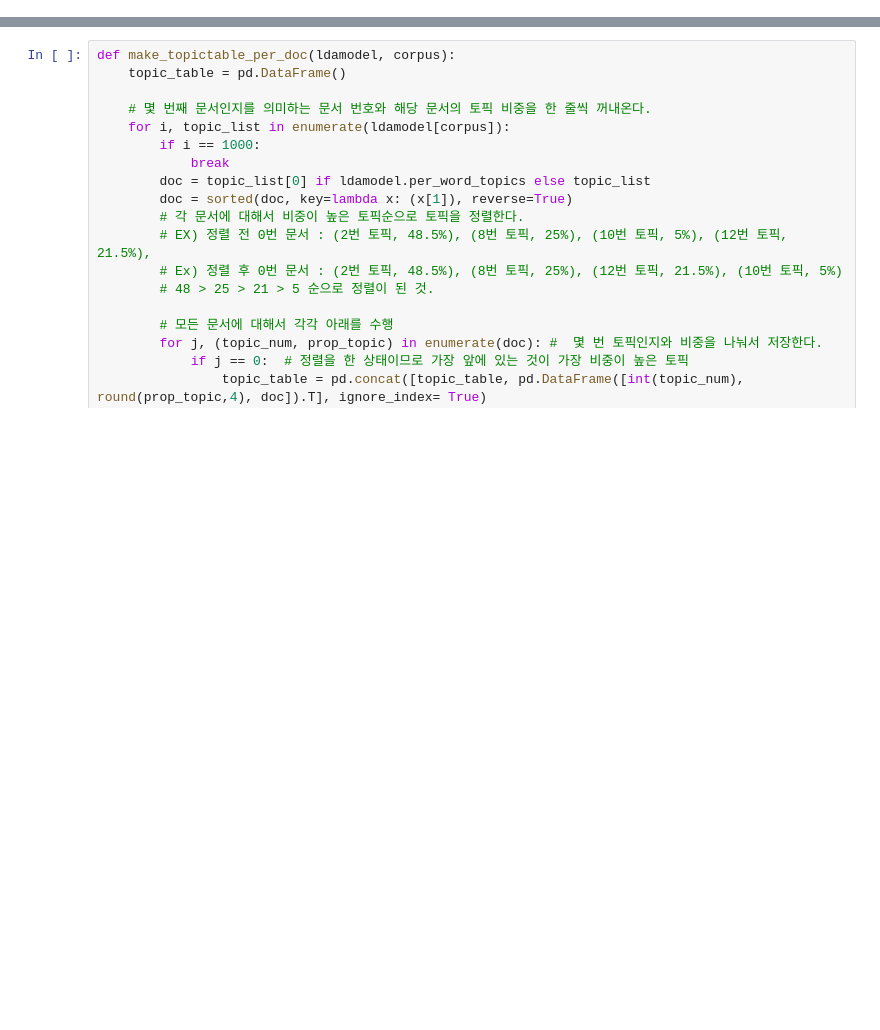
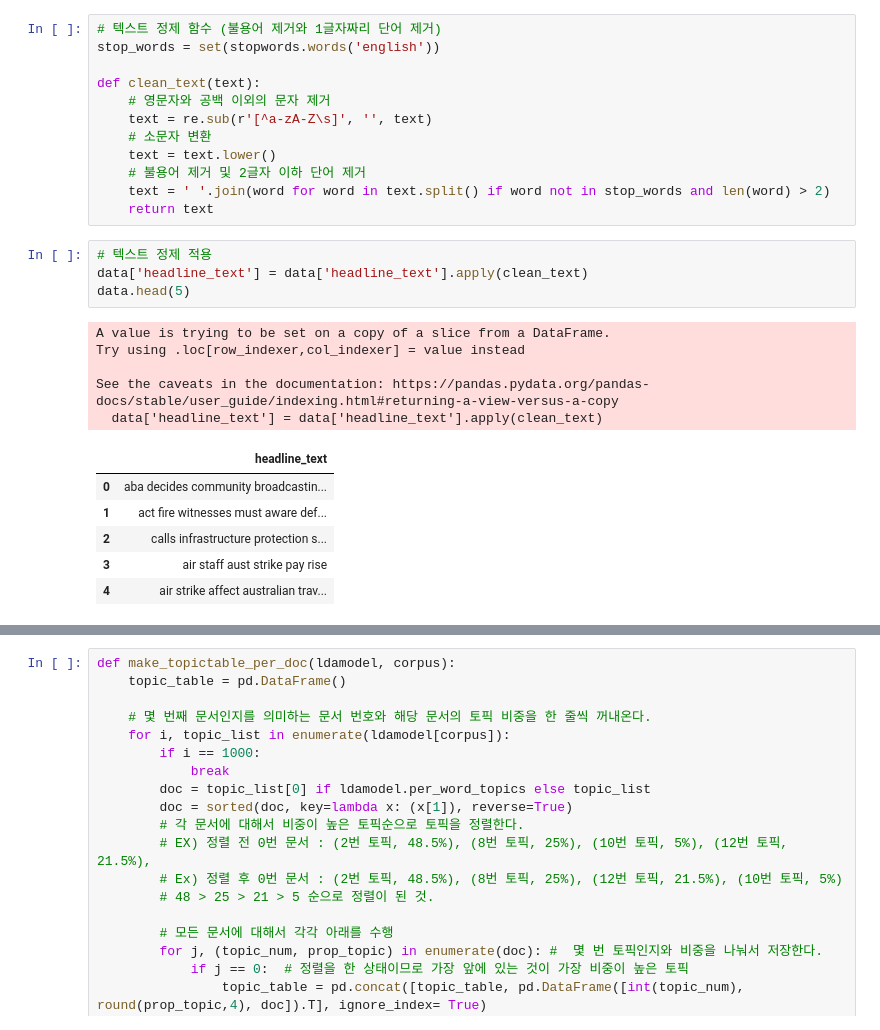
Before and after one commit to Junoflows/NLP_Clustering_LDA, a Jupyter notebook: LDA연습.ipynb, the cells around one changed output, grey strips where cells are left out. Saved outputs shown, nothing was run; the diff lists cells and outputs as text; blank space fills up the shorter version.

```diff
--- a/LDA연습.ipynb
+++ b/LDA연습.ipynb
@@ -15,0 +31,28 @@ print('뉴스 제목 개수 :',len(data))
+# %%
+# 텍스트 정제 함수 (불용어 제거와 1글자짜리 단어 제거)
+stop_words = set(stopwords.words('english'))
+
+def clean_text(text):
+    # 영문자와 공백 이외의 문자 제거
+    text = re.sub(r'[^a-zA-Z\s]', '', text)
+    # 소문자 변환
+    text = text.lower()
+    # 불용어 제거 및 2글자 이하 단어 제거
+    text = ' '.join(word for word in text.split() if word not in stop_words and len(word) > 2)
+    return text
+# %%
+# 텍스트 정제 적용
+data['headline_text'] = data['headline_text'].apply(clean_text)
+data.head(5)
+# %% [output]
+A value is trying to be set on a copy of a slice from a DataFrame.
+Try using .loc[row_indexer,col_indexer] = value instead
+
+See the caveats in the documentation: https://pandas.pydata.org/pandas-docs/stable/user_guide/indexing.html#returning-a-view-versus-a-copy
+  data['headline_text'] = data['headline_text'].apply(clean_text)
+|  | headline_text |
+| 0 | aba decides community broadcastin... |
+| 1 | act fire witnesses must aware def... |
+| 2 | calls infrastructure protection s... |
+| 3 | air staff aust strike pay rise |
+| 4 | air strike affect australian trav... |
```
Also changed, not shown: parts of 36 cells of this notebook, 1 other file.
